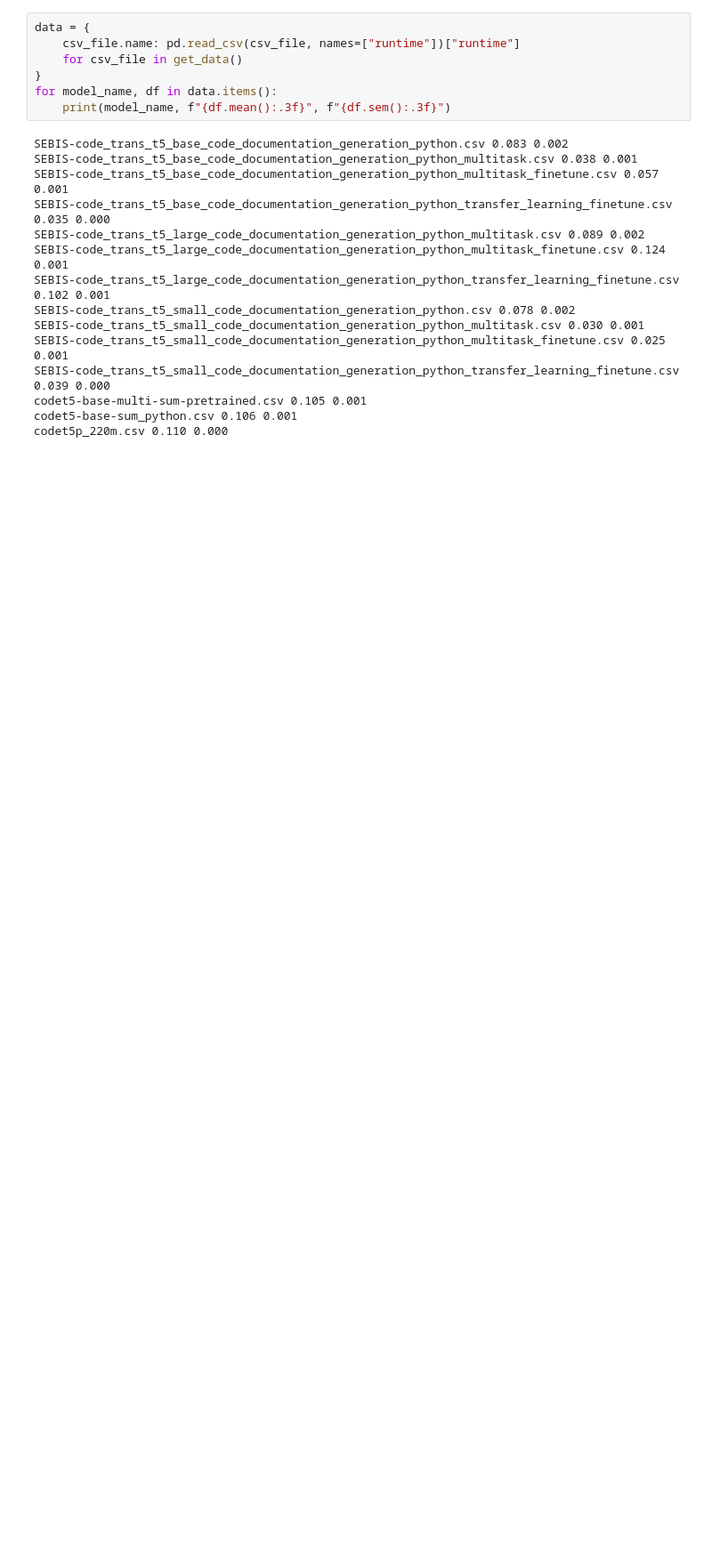
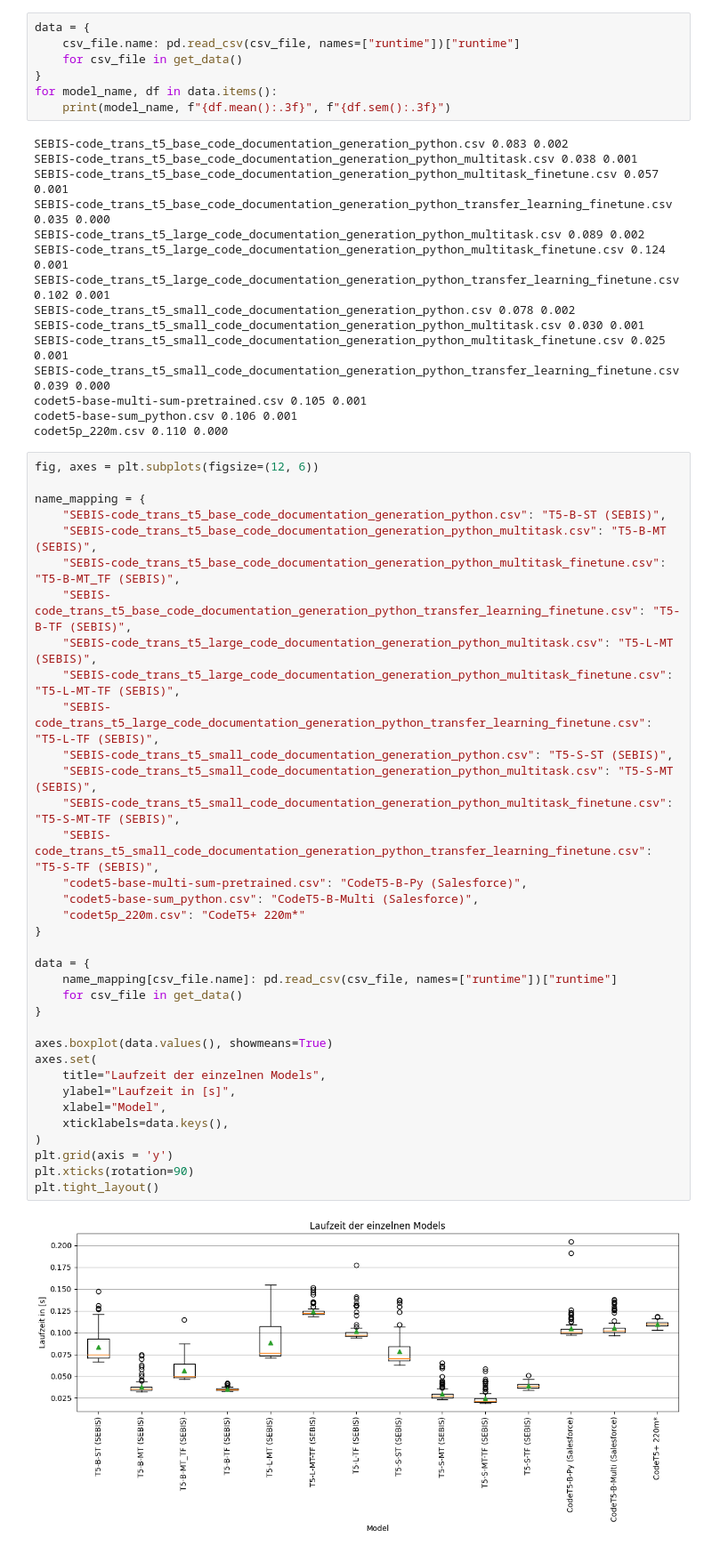
Before and after one commit to Paul-B98/mdl-ii, a Jupyter notebook: src/evaluation/runtime.ipynb, the cells around one changed output. Shown at 89% size. Saved outputs shown, nothing was run; the diff lists cells and outputs as text; blank space fills up the shorter version.

```diff
--- a/src/evaluation/runtime.ipynb
+++ b/src/evaluation/runtime.ipynb
@@ -285,3 +287,40 @@ SEBIS-code_trans_t5_small_code_documentation_generation_python_transfer_learning
 codet5-base-multi-sum-pretrained.csv 0.105 0.001
 codet5-base-sum_python.csv 0.106 0.001
 codet5p_220m.csv 0.110 0.000
+# %%
+fig, axes = plt.subplots(figsize=(12, 6))
+
+name_mapping = {
+    "SEBIS-code_trans_t5_base_code_documentation_generation_python.csv": "T5-B-ST (SEBIS)",
+    "SEBIS-code_trans_t5_base_code_documentation_generation_python_multitask.csv": "T5-B-MT (SEBIS)",
+    "SEBIS-code_trans_t5_base_code_documentation_generation_python_multitask_finetune.csv": "T5-B-MT_TF (SEBIS)",
+    "SEBIS-code_trans_t5_base_code_documentation_generation_python_transfer_learning_finetune.csv": "T5-B-TF (SEBIS)",
+    "SEBIS-code_trans_t5_large_code_documentation_generation_python_multitask.csv": "T5-L-MT (SEBIS)",
+    "SEBIS-code_trans_t5_large_code_documentation_generation_python_multitask_finetune.csv": "T5-L-MT-TF (SEBIS)",
+    "SEBIS-code_trans_t5_large_code_documentation_generation_python_transfer_learning_finetune.csv": "T5-L-TF (SEBIS)",
+    "SEBIS-code_trans_t5_small_code_documentation_generation_python.csv": "T5-S-ST (SEBIS)",
+    "SEBIS-code_trans_t5_small_code_documentation_generation_python_multitask.csv": "T5-S-MT (SEBIS)",
+    "SEBIS-code_trans_t5_small_code_documentation_generation_python_multitask_finetune.csv": "T5-S-MT-TF (SEBIS)",
+    "SEBIS-code_trans_t5_small_code_documentation_generation_python_transfer_learning_finetune.csv": "T5-S-TF (SEBIS)",
+    "codet5-base-multi-sum-pretrained.csv": "CodeT5-B-Py (Salesforce)",
+    "codet5-base-sum_python.csv": "CodeT5-B-Multi (Salesforce)",
+    "codet5p_220m.csv": "CodeT5+ 220m*"
+}
+
+data = {
+    name_mapping[csv_file.name]: pd.read_csv(csv_file, names=["runtime"])["runtime"]
+    for csv_file in get_data()
+}
+
+axes.boxplot(data.values(), showmeans=True)
+axes.set(
+    title="Laufzeit der einzelnen Models",
+    ylabel="Laufzeit in [s]",
+    xlabel="Model",
+    xticklabels=data.keys(),
+)
+plt.grid(axis = 'y')
+plt.xticks(rotation=90)
+plt.tight_layout()
+# %% [output]
+[figure, added]
```
Also changed, not shown: parts of 2 cells of this notebook.
